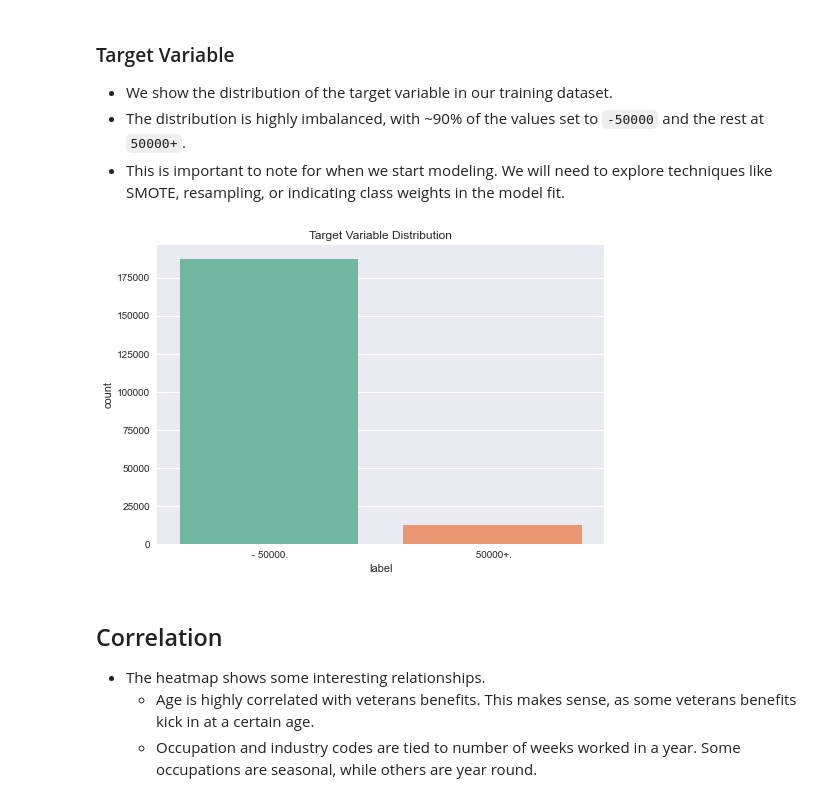
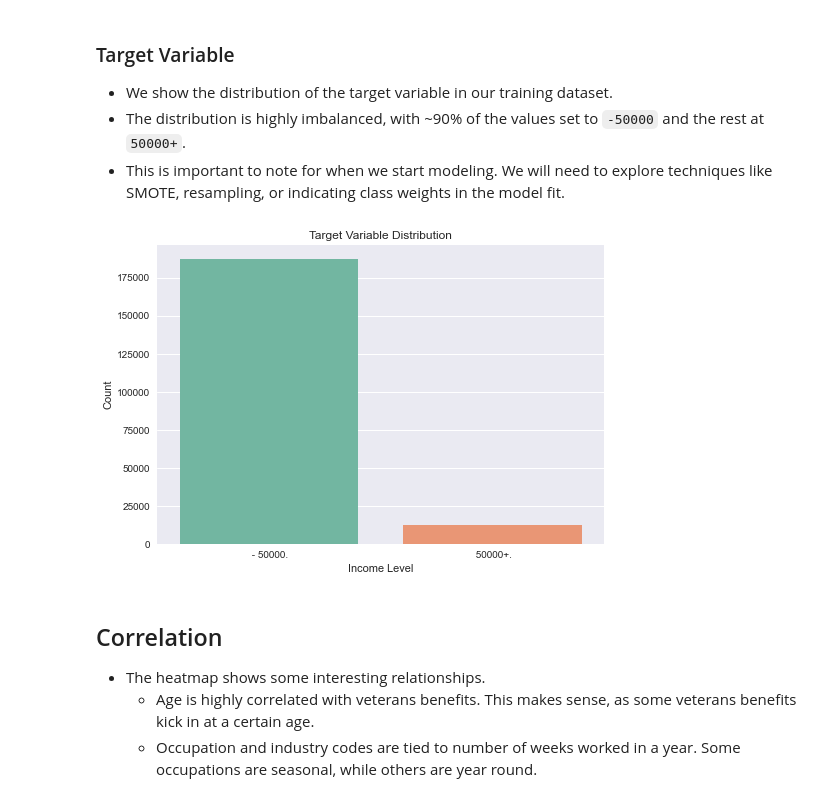
Before and after one commit to clairelubash/census-classification, a Jupyter notebook: notebooks/eda.ipynb, the cells around one changed output. Saved outputs shown, nothing was run; the diff lists cells and outputs as text; code cells hidden in the pictures.

```diff
--- a/notebooks/eda.ipynb
+++ b/notebooks/eda.ipynb
@@ -281,11 +281,13 @@ label:  [' - 50000.' ' 50000+.']
 - The distribution is highly imbalanced, with ~90% of the values set to `-50000` and the rest at `50000+`.
 - This is important to note for when we start modeling. We will need to explore techniques like SMOTE, resampling, or indicating class weights in the model fit.
 # %%
-sns.countplot(x="label", data=train_df)
-plt.title("Target Variable Distribution")
+sns.countplot(x='label', data=train_df, hue='label')
+plt.title('Target Variable Distribution')
+plt.xlabel('Income Level')
+plt.ylabel('Count')
 plt.show()
 # %% [output]
-[figure, old version]
+[figure, new version]
 # %% [markdown]
 ## Correlation
 - The heatmap shows some interesting relationships.
```
Also changed, not shown: parts of 23 cells of this notebook, 10 other files.
